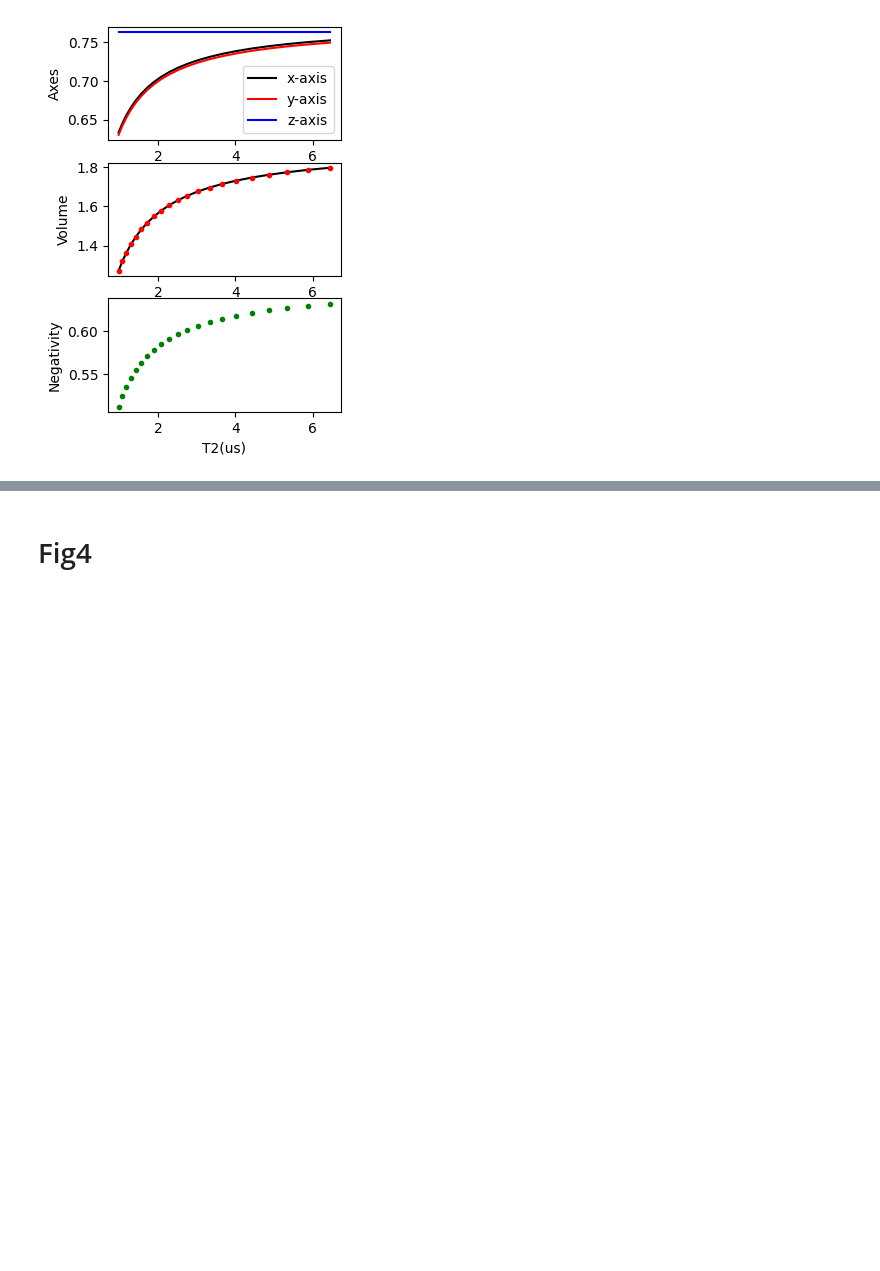
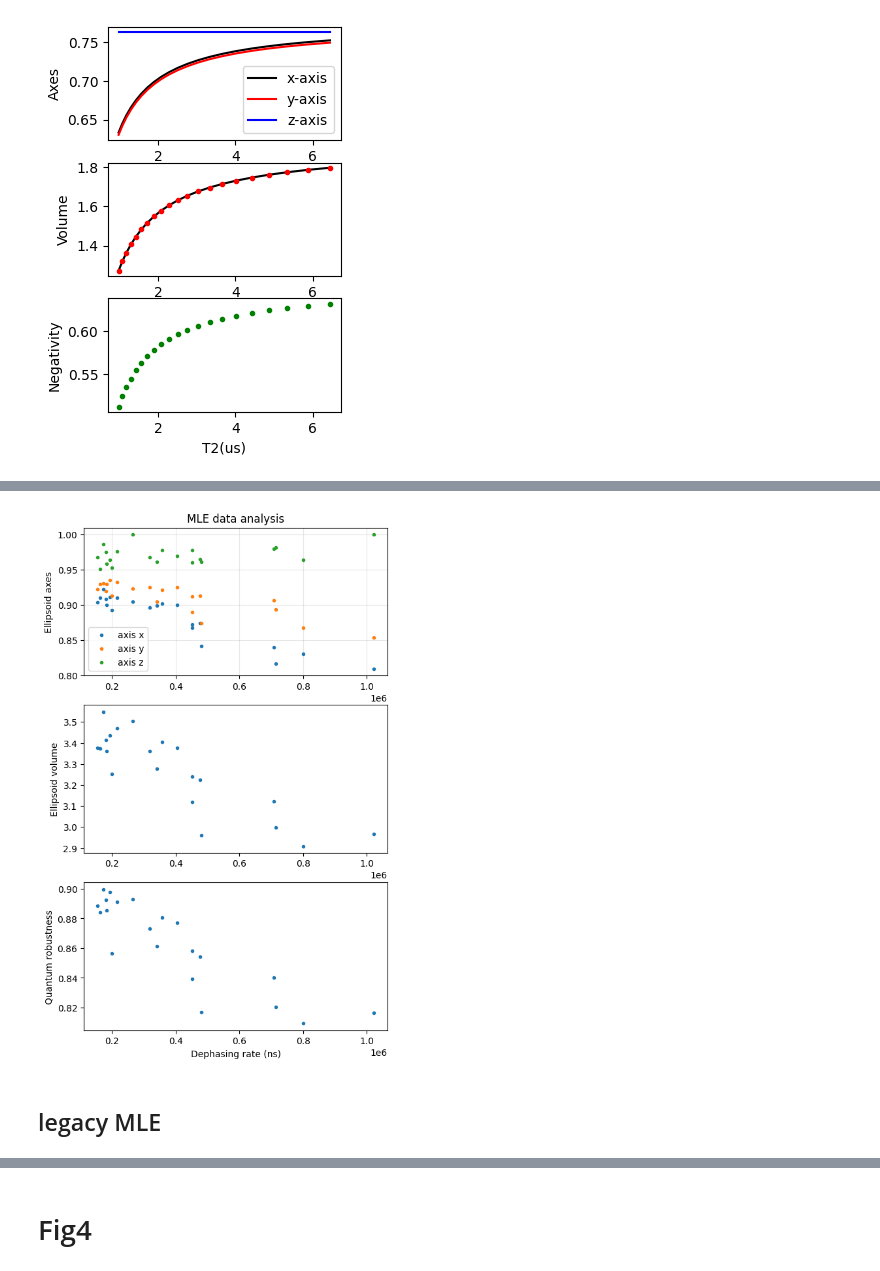
Before and after one commit to 44hsiang/quantum_memory_data, a Jupyter notebook: Markovian_data.ipynb, the cells around one changed output, grey strips where cells are left out. Saved outputs shown, nothing was run; the diff lists cells and outputs as text; code cells hidden in the pictures; blank space fills up the shorter version.

Commit message:
Markovian MLE data processing complete

```diff
--- a/Markovian_data.ipynb
+++ b/Markovian_data.ipynb
@@ -698,0 +837,8 @@ plt.show()
+# %%
+if True:
+    for key in NoiseMLE_data.keys():
+        axes = NoiseMLE_data[key]['ellipsoid']['axes']
+        for i in range(len(axes)):
+            if axes[i] >= 1:
+                print(f"Ellipsoid axes for {key} is not valid: {axes[i]}")
+                NoiseMLE_data[key]['ellipsoid']['axes'][i] = 1
@@ -698,0 +848,9 @@ plt.show()
+# %%
+from quam_libs.quantum_memory.legacy.NoiseAnalyze import Checker, QuantumMemory
+
+def qm_value(axes,center,R):
+    qm_analyze = QuantumMemory(axes,center,R)
+    choi_state = qm_analyze.choi_state()
+    checker = Checker(choi_state)
+    choi, count = checker.choi_checker(index=[1], repeat=100, print_reason=False)
+    return QuantumMemory.memory_robustness(choi)
@@ -698,0 +898,32 @@ plt.show()
+# %%
+Markovian_data['mle'] = NoiseMLE_data
+# %%
+dephasing_list = np.array([Markovian_data['raw'][key]['qubit_properties']['dephasing_rate'] for key in Markovian_data['raw'].keys()])
+axes_list = np.array([NoiseMLE_data[key]['ellipsoid']['axes'] for key in NoiseMLE_data.keys()])
+volume_list = np.array([NoiseMLE_data[key]['ellipsoid']['volume'] for key in NoiseMLE_data.keys()])
+robustness_list = [NoiseMLE_data[key]['quantum_information']['robustness'] for key in NoiseMLE_data.keys()]
+fig = plt.figure(figsize=(6, 10))
+ax_name = ['axes', 'volume', 'QM']
+ax_axes = fig.add_subplot(len(ax_name), 1, 1)
+fitted_axes = np.zeros_like(axes_list)
+ax_volume = fig.add_subplot(len(ax_name), 1, 2)
+ax_QM = fig.add_subplot(len(ax_name), 1, 3)
+ax_axes.plot(dephasing_list, axes_list[:,0], '.', label='axis x')
+ax_axes.plot(dephasing_list, axes_list[:,1], '.', label='axis y')
+ax_axes.plot(dephasing_list, axes_list[:,2], '.', label='axis z')
+ax_axes.legend()
+# ax_axes.set_ylim(0,1)
+ax_axes.set_ylabel('Ellipsoid axes')
+ax_axes.grid(alpha=0.3)
+ax_axes.set_title('MLE data analysis')
+ax_volume.plot(dephasing_list, volume_list, '.')
+ax_volume.set_ylabel('Ellipsoid volume')
+# ax_QM.set_ylim(0,1)
+ax_QM.plot(dephasing_list, robustness_list, '.')
+ax_QM.set_xlabel('Dephasing rate (ns)')
+ax_QM.set_ylabel('Quantum robustness')
+plt.show()
+# %% [output]
+[figure, added]
+# %% [markdown]
+## legacy MLE
```
Also changed, not shown: parts of 31 cells of this notebook, 1 other file.
